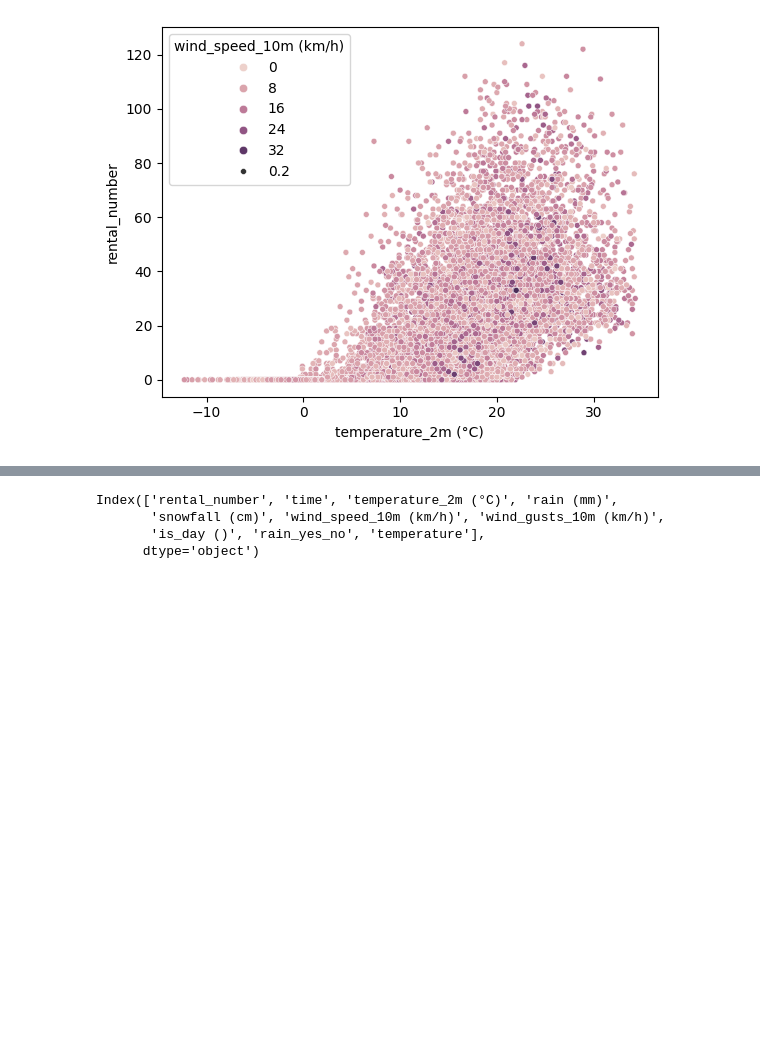
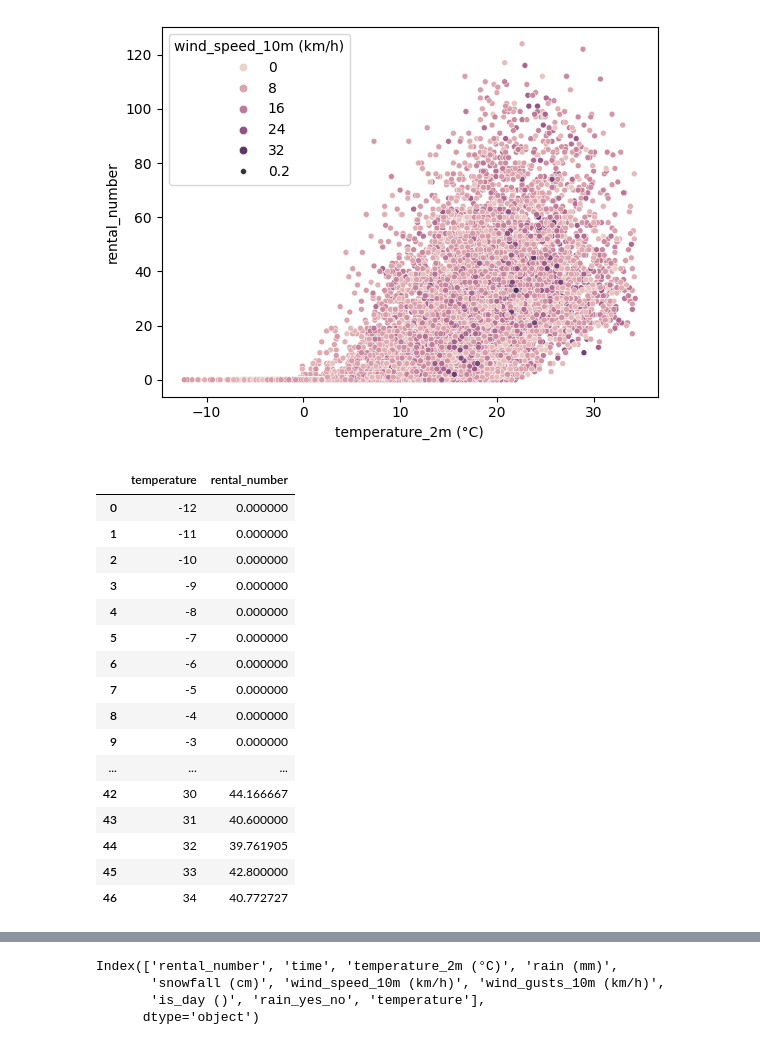
Before and after one commit to DanielaJureckova/bikesharing-brno, a Jupyter notebook: 19_weather.ipynb, the cells around one changed output, grey strips where cells are left out. Drawn from its saved outputs; the diff is of its cells as text; code cells hidden in the pictures; blank space fills up the shorter version.

```diff
--- a/19_weather.ipynb
+++ b/19_weather.ipynb
@@ -163,3 +163,25 @@ sns.scatterplot(data=korel_data, x="temperature_2m (°C)", y="rental_number", hu
 # %% [output]
 <Axes: xlabel='temperature_2m (°C)', ylabel='rental_number'>
 [figure]
+# %%
+temp_data = merged_data[["temperature", "rental_number"]].groupby("temperature").mean()
+temp_data = temp_data.reset_index()
+temp_data
+# %% [output]
+|  | temperature | rental_number |
+| 0 | -12 | 0.000000 |
+| 1 | -11 | 0.000000 |
+| 2 | -10 | 0.000000 |
+| 3 | -9 | 0.000000 |
+| 4 | -8 | 0.000000 |
+| 5 | -7 | 0.000000 |
+| 6 | -6 | 0.000000 |
+| 7 | -5 | 0.000000 |
+| 8 | -4 | 0.000000 |
+| 9 | -3 | 0.000000 |
+| ... | ... | ... |
+| 42 | 30 | 44.166667 |
+| 43 | 31 | 40.600000 |
+| 44 | 32 | 39.761905 |
+| 45 | 33 | 42.800000 |
+| 46 | 34 | 40.772727 |
```
Also changed, not shown: parts of 1 cell of this notebook.
